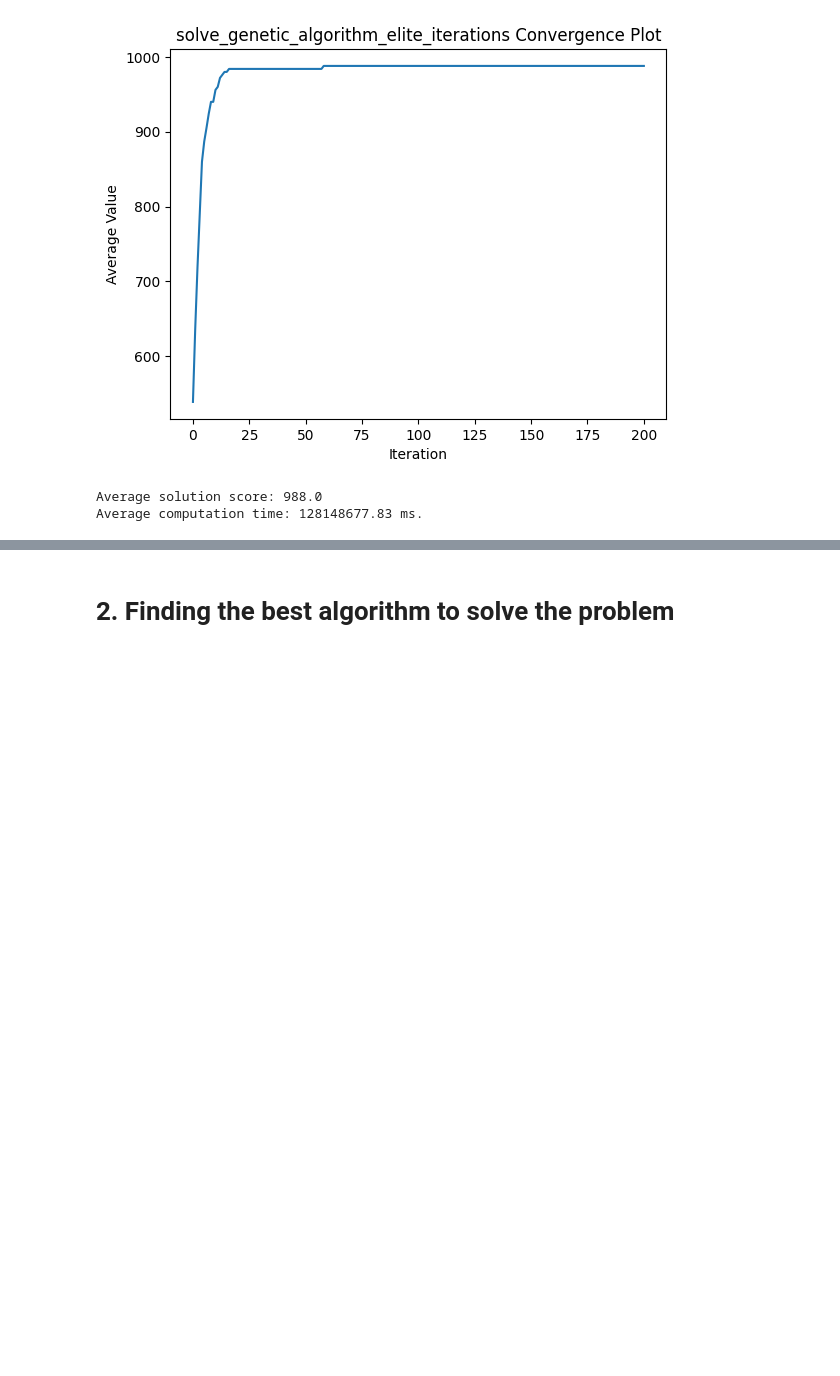
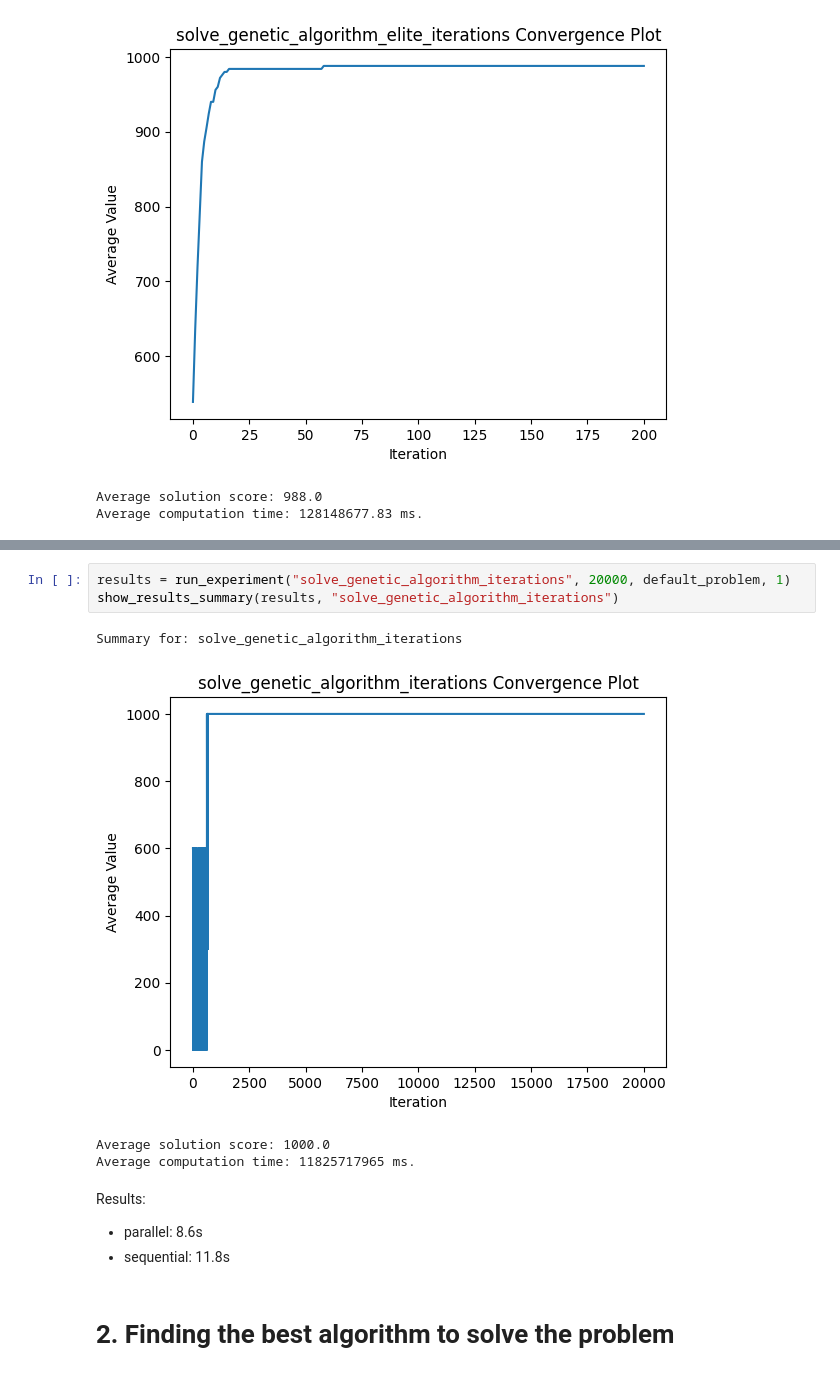
Before and after one commit to AntoniKania/metaheuristics, a Jupyter notebook: experiments.ipynb, the cells around one changed output, grey strips where cells are left out. Cells and saved outputs as stored; diff of their text form; blank space fills up the shorter version.

```diff
--- a/experiments.ipynb
+++ b/experiments.ipynb
@@ -212,3 +222,15 @@ Average computation time: 128148677.83 ms.
+# %%
+results = run_experiment("solve_genetic_algorithm_iterations", 20000, default_problem, 1)
+show_results_summary(results, "solve_genetic_algorithm_iterations")
+# %% [output]
+Summary for: solve_genetic_algorithm_iterations
+[figure, added]
+Average solution score: 1000.0
+Average computation time: 11825717965 ms.
+# %% [markdown]
+Results:
+- parallel: 8.6s
+- sequential: 11.8s
 # %% [markdown]
 # 2. Finding the best algorithm to solve the problem
 # %%
```
Also changed, not shown: parts of 4 cells of this notebook, 2 other files.
